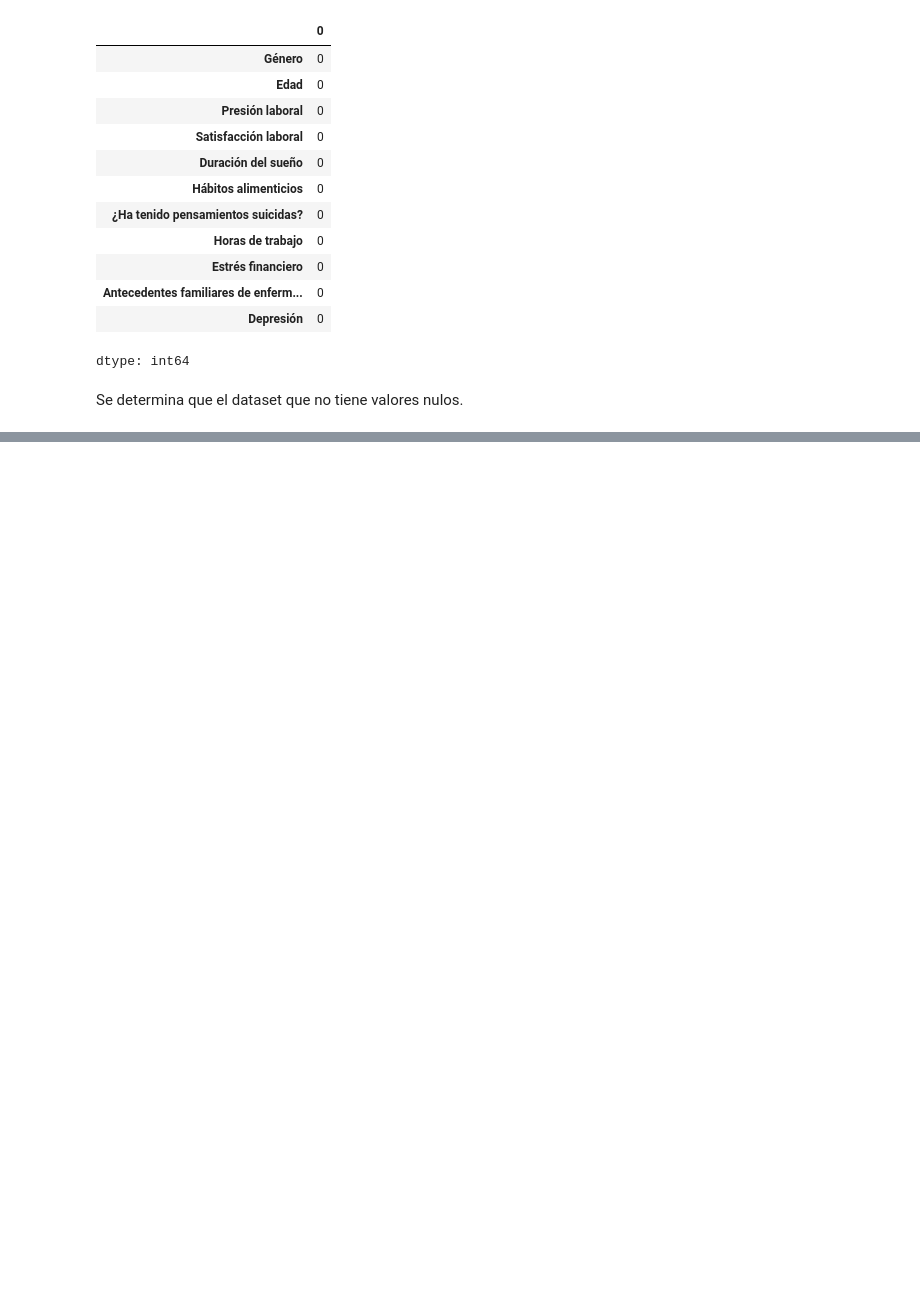
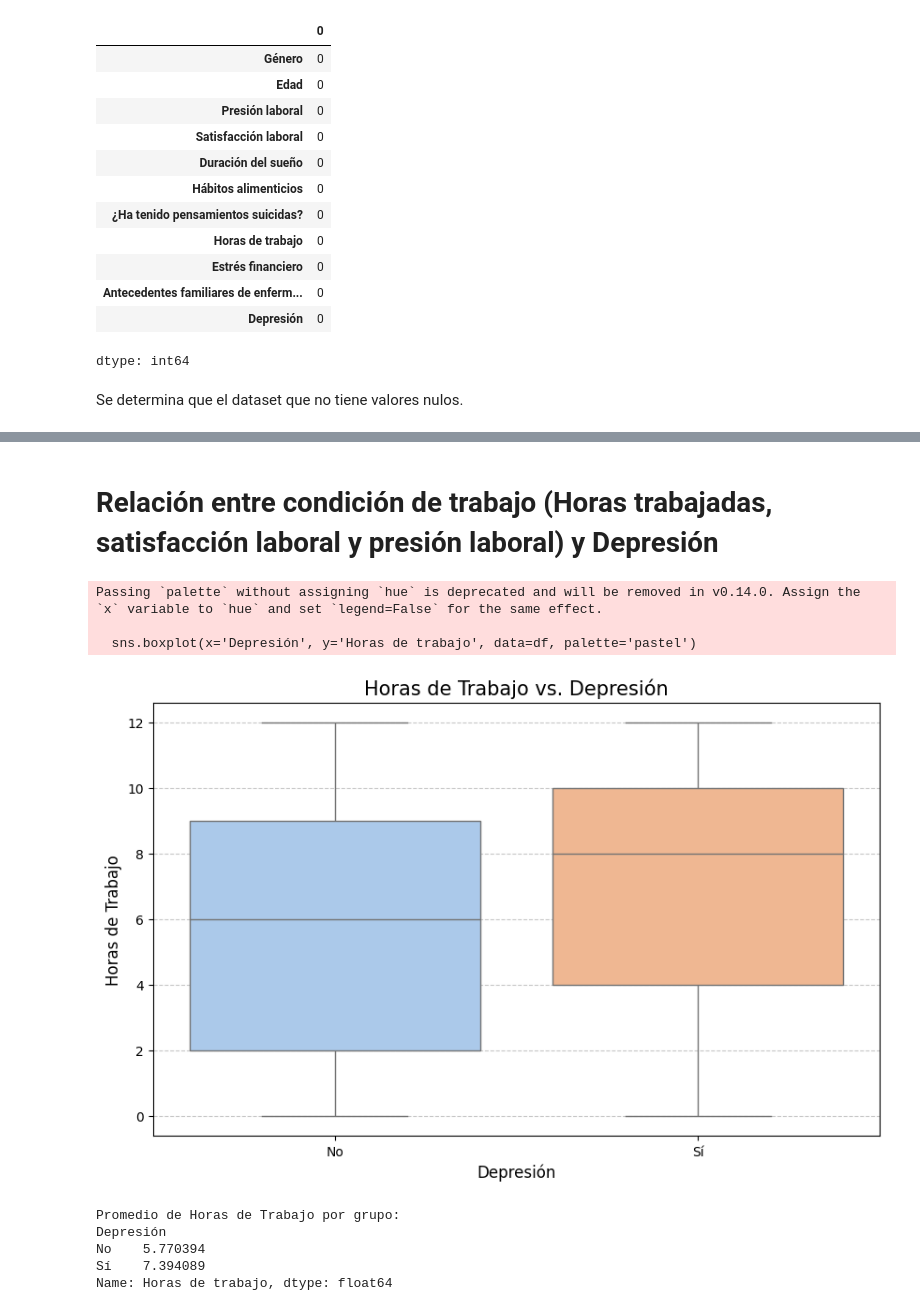
Before and after one commit to vazquezsilvana/Entrega-Final-Ciencia-de-Datos-I, a Jupyter notebook: ProyectoParteIII+Vazquez.ipynb, the cells around one changed output, grey strips where cells are left out. Cells and saved outputs as stored; diff of their text form; code cells hidden in the pictures; blank space fills up the shorter version.

```diff
--- a/ProyectoParteIII+Vazquez.ipynb
+++ b/ProyectoParteIII+Vazquez.ipynb
@@ -197,0 +295,23 @@ Hipótesis 1: Un alto nivel de estrés financiero y presión laboral se correlac
+# %% [markdown]
+# Relación entre condición de trabajo (Horas trabajadas, satisfacción laboral y presión laboral) y Depresión
+# %%
+# --- GRÁFICO 1: HORAS DE TRABAJO VS. DEPRESIÓN ---
+plt.figure(figsize=(10, 6))
+sns.boxplot(x='Depresión', y='Horas de trabajo', data=df, palette='pastel')
+plt.title('Horas de Trabajo vs. Depresión', fontsize=15)
+plt.xlabel('Depresión', fontsize=12)
+plt.ylabel('Horas de Trabajo', fontsize=12)
+plt.grid(axis='y', linestyle='--', alpha=0.7)
+plt.show()
+print("Promedio de Horas de Trabajo por grupo:")
+print(df.groupby('Depresión')['Horas de trabajo'].mean())
+# %% [output]
+Passing `palette` without assigning `hue` is deprecated and will be removed in v0.14.0. Assign the `x` variable to `hue` and set `legend=False` for the same effect.
+
+  sns.boxplot(x='Depresión', y='Horas de trabajo', data=df, palette='pastel')
+[figure, added]
+Promedio de Horas de Trabajo por grupo:
+Depresión
+No    5.770394
+Sí    7.394089
+Name: Horas de trabajo, dtype: float64
```
Also changed, not shown: parts of 29 cells of this notebook.
